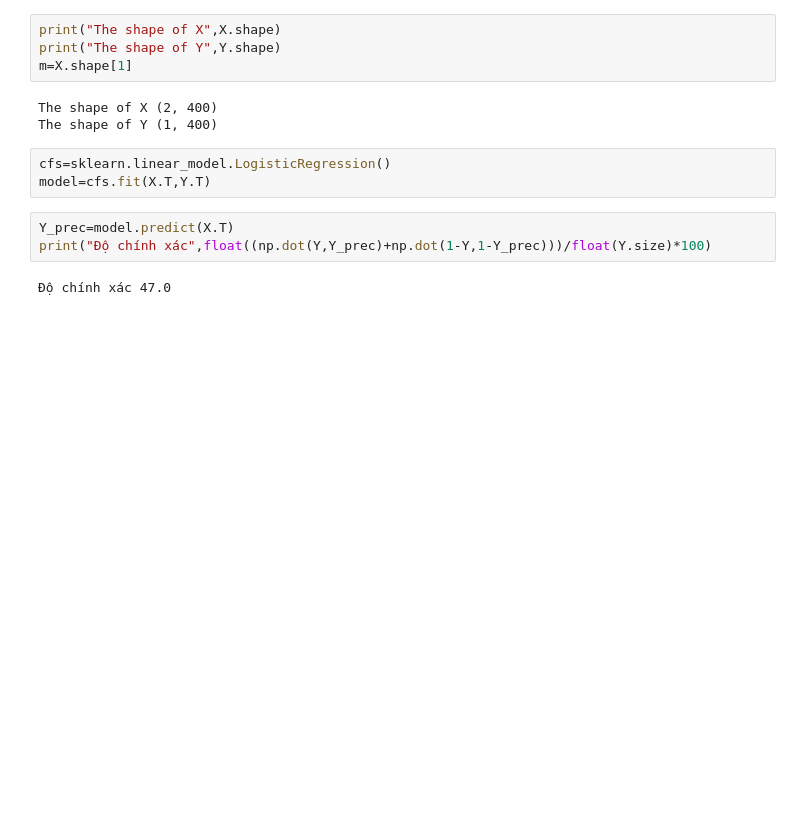
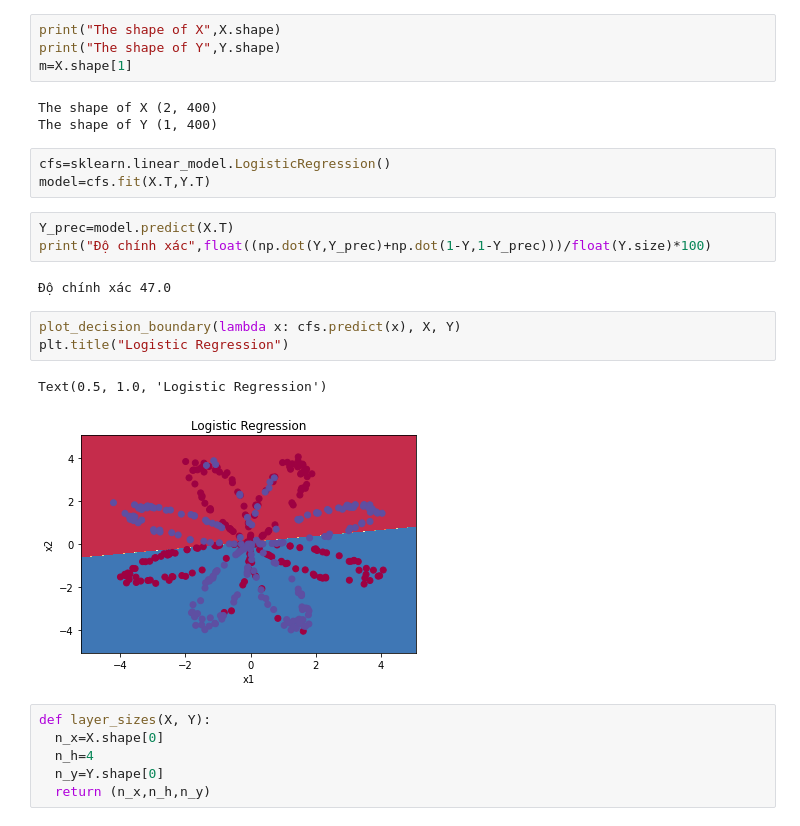
Before and after one commit to dung18520632/Deep_Learning-Python-Basics, a Jupyter notebook: Planar data classification with one hidden layer.ipynb, the cells around one changed output. Cells and saved outputs as stored; diff of their text form; blank space fills up the shorter version.

```diff
--- a/Planar data classification with one hidden layer.ipynb
+++ b/Planar data classification with one hidden layer.ipynb
@@ -25,3 +25,15 @@ Y_prec=model.predict(X.T)
 print("Độ chính xác",float((np.dot(Y,Y_prec)+np.dot(1-Y,1-Y_prec)))/float(Y.size)*100)
 # %% [output]
 Độ chính xác 47.0
+# %%
+plot_decision_boundary(lambda x: cfs.predict(x), X, Y)
+plt.title("Logistic Regression")
+# %% [output]
+Text(0.5, 1.0, 'Logistic Regression')
+[figure, added]
+# %%
+def layer_sizes(X, Y):
+  n_x=X.shape[0]
+  n_h=4
+  n_y=Y.shape[0]
+  return (n_x,n_h,n_y)
```
Also changed, not shown: parts of 19 cells of this notebook.
